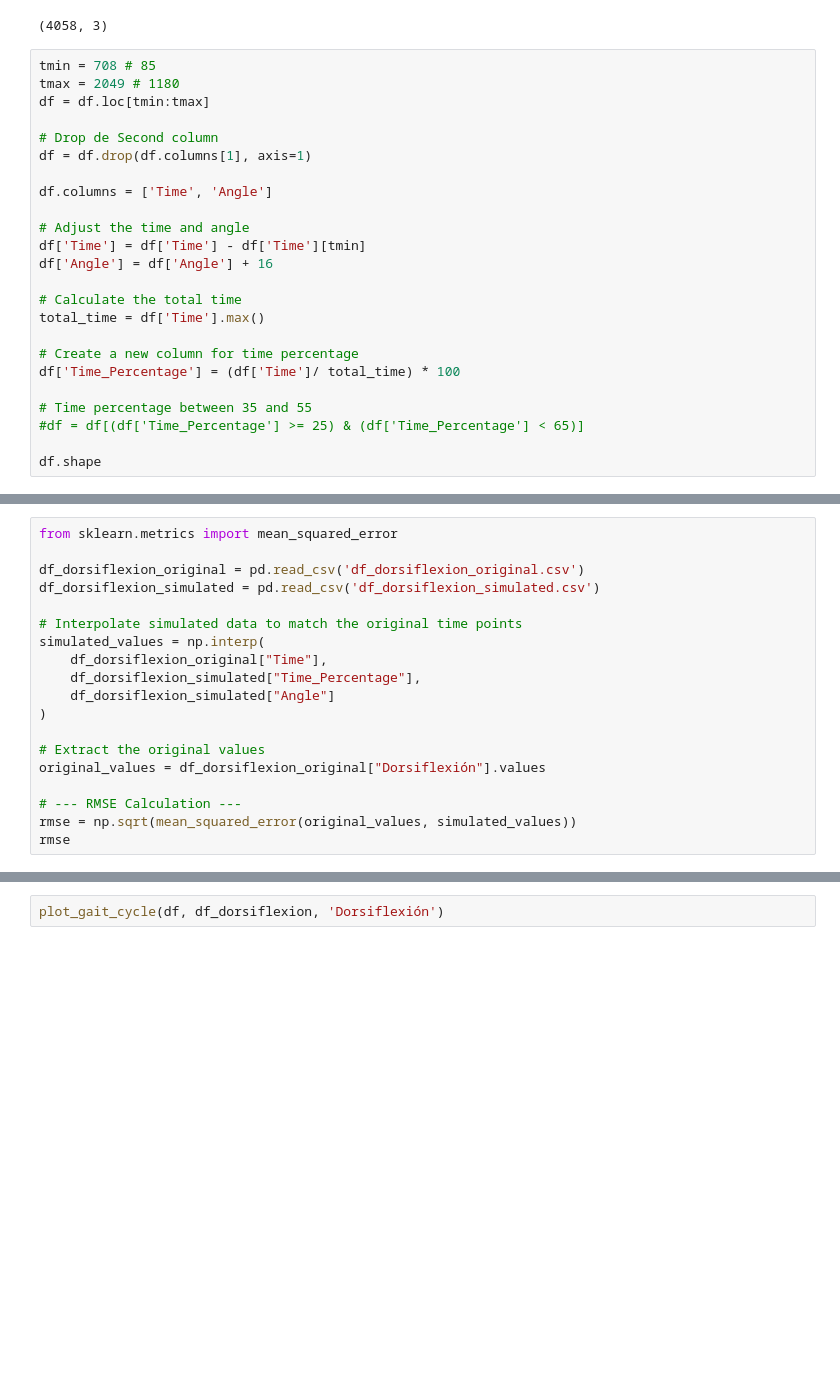
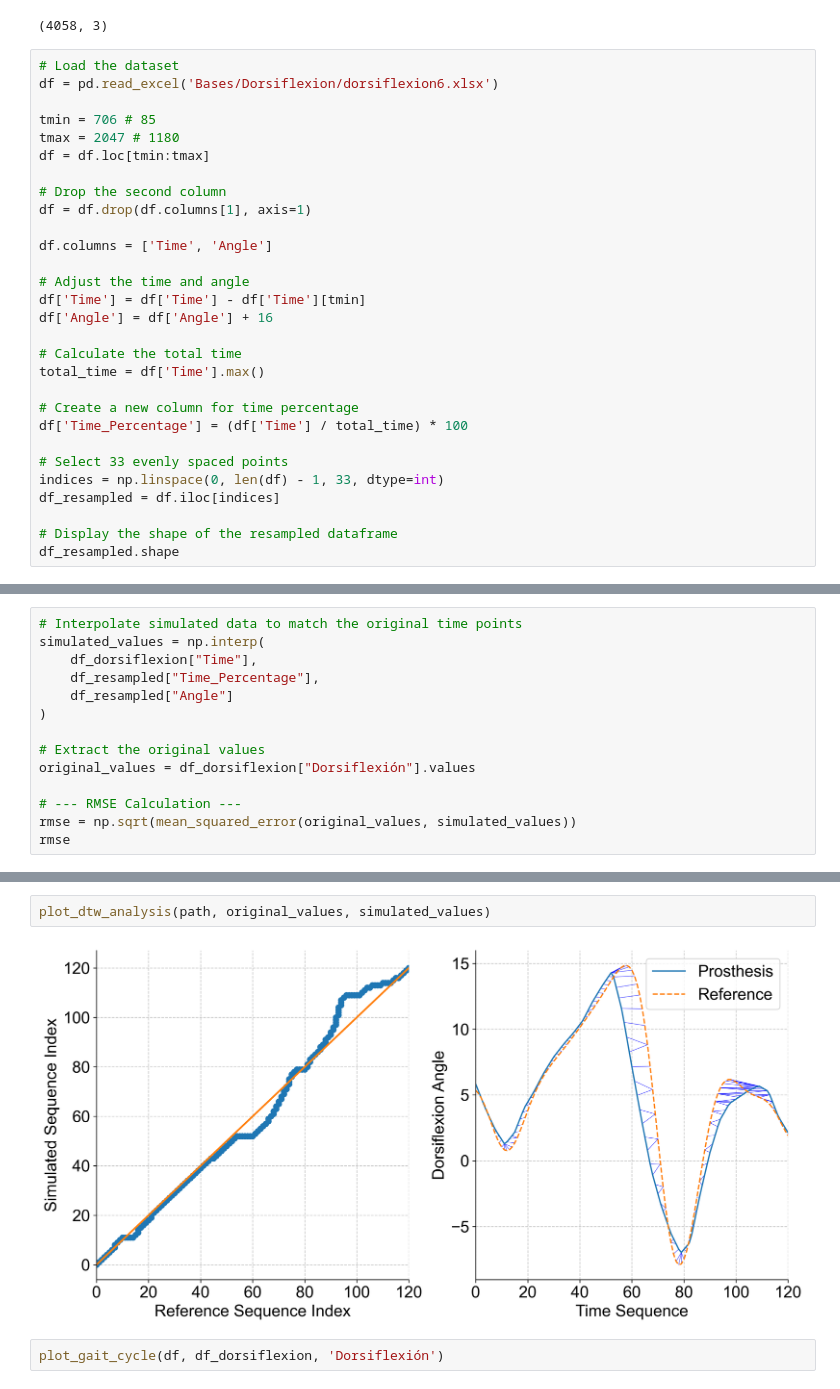
Before and after one commit to gonzalesomar/Protesis_tobillo-control, a Jupyter notebook: graphs.ipynb, the cells around one changed output, grey strips where cells are left out. Drawn from its saved outputs; the diff is of its cells as text; blank space fills up the shorter version.

```diff
--- a/graphs.ipynb
+++ b/graphs.ipynb
@@ -146,11 +164,14 @@ df.shape
 # %% [output]
 (4058, 3)
 # %%
-tmin = 708 # 85
-tmax = 2049 # 1180
+# Load the dataset
+df = pd.read_excel('Bases/Dorsiflexion/dorsiflexion6.xlsx')
+
+tmin = 706 # 85
+tmax = 2047 # 1180
 df = df.loc[tmin:tmax]
 
-# Drop de Second column
+# Drop the second column
 df = df.drop(df.columns[1], axis=1)
 
 df.columns = ['Time', 'Angle']
@@ -163,10 +184,12 @@ df['Angle'] = df['Angle'] + 16
 total_time = df['Time'].max()
 
 # Create a new column for time percentage
-df['Time_Percentage'] = (df['Time']/ total_time) * 100
+df['Time_Percentage'] = (df['Time'] / total_time) * 100
 
-# Time percentage between 35 and 55
-#df = df[(df['Time_Percentage'] >= 25) & (df['Time_Percentage'] < 65)]
+# Select 33 evenly spaced points
+indices = np.linspace(0, len(df) - 1, 33, dtype=int)
+df_resampled = df.iloc[indices]
 
-df.shape
+# Display the shape of the resampled dataframe
+df_resampled.shape
 # %% [output]
@@ -195,18 +197,13 @@ df1
 # %%
-from sklearn.metrics import mean_squared_error
-
-df_dorsiflexion_original = pd.read_csv('df_dorsiflexion_original.csv')
-df_dorsiflexion_simulated = pd.read_csv('df_dorsiflexion_simulated.csv')
-
 # Interpolate simulated data to match the original time points
 simulated_values = np.interp(
-    df_dorsiflexion_original["Time"],
-    df_dorsiflexion_simulated["Time_Percentage"],
-    df_dorsiflexion_simulated["Angle"]
+    df_dorsiflexion["Time"],
+    df_resampled["Time_Percentage"],
+    df_resampled["Angle"]
 )
 
 # Extract the original values
-original_values = df_dorsiflexion_original["Dorsiflexión"].values
+original_values = df_dorsiflexion["Dorsiflexión"].values
 
 # --- RMSE Calculation ---
 rmse = np.sqrt(mean_squared_error(original_values, simulated_values))
@@ -285,3 +219,7 @@ plt.show()
+# %%
+plot_dtw_analysis(path, original_values, simulated_values)
+# %% [output]
+[figure, added]
 # %%
 plot_gait_cycle(df, df_dorsiflexion, 'Dorsiflexión')
 # %% [output]
```
Also changed, not shown: parts of 25 cells of this notebook, 6 other files.
